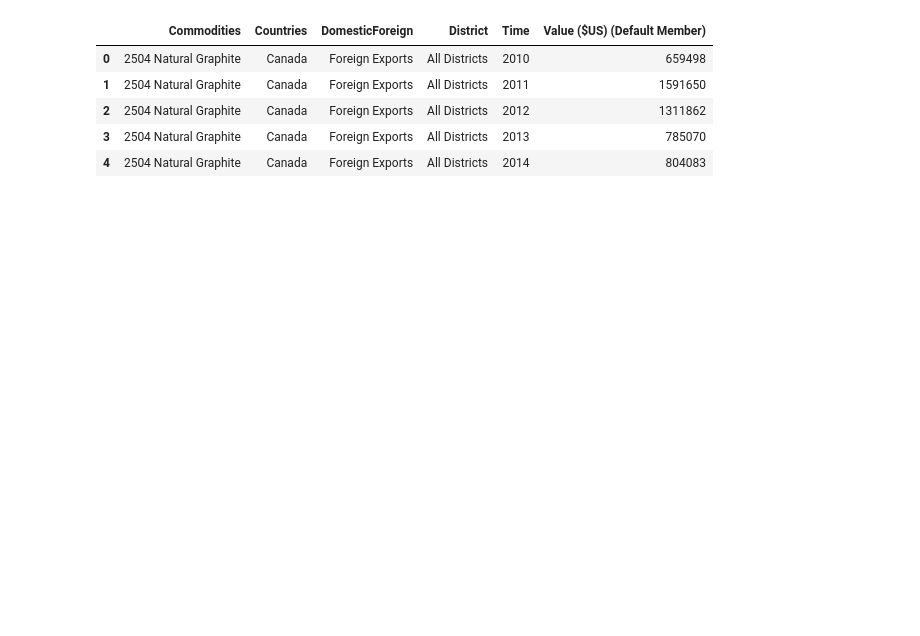
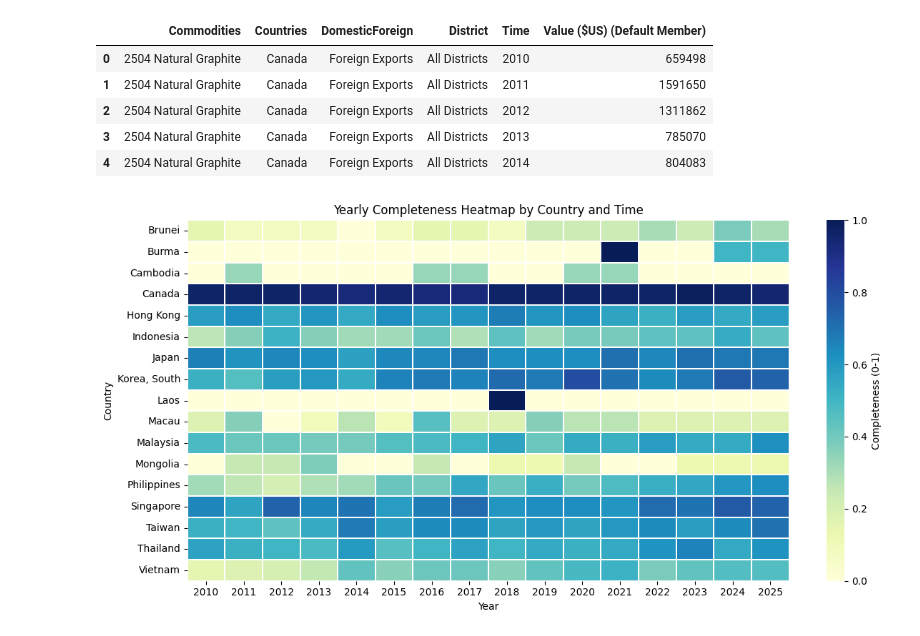
Before and after one commit to rutvikarnik5/Seed2s-Reveal-Unified-Methodology, a Jupyter notebook: Retrospective Team/main.ipynb, the cells around one changed output. Drawn from its saved outputs; the diff is of its cells as text; code cells hidden in the pictures; blank space fills up the shorter version.

Commit message:
Temporal Consistency Checks on yearly data

```diff
--- a/Retrospective Team/main.ipynb
+++ b/Retrospective Team/main.ipynb
@@ -15,3 +16,53 @@ df.head()
 | 2 | 2504 Natural Graphite | Canada | Foreign Exports | All Districts | 2012 | 1311862 |
 | 3 | 2504 Natural Graphite | Canada | Foreign Exports | All Districts | 2013 | 785070 |
 | 4 | 2504 Natural Graphite | Canada | Foreign Exports | All Districts | 2014 | 804083 |
+# %%
+country_col = "Countries" if "Countries" in df.columns else None
+commodity_col = "Commodities" if "Commodities" in df.columns else None
+if country_col is None or commodity_col is None:
+    raise ValueError("Missing Countries or Commodities column. Please check the raw data schema.")
+
+# filter yearly data
+yearly = df[df["Time"].astype(str).str.fullmatch(r"\d{4}", na=False)].copy()
+yearly["year"] = pd.to_numeric(yearly["Time"], errors="coerce").astype("Int64")
+yearly_plot = yearly.dropna(subset=["year"]).copy()
+yearly_plot["year"] = yearly_plot["year"].astype(int)
+
+# observed commodities per country-year
+observed = yearly_plot.groupby([country_col, "year"])[commodity_col].nunique()
+
+# total number of commodities per country over all years
+total = yearly_plot.groupby(country_col)[commodity_col].nunique()
+
+completeness = observed.div(total, level=0).rename("completeness")
+
+# matrix for heatmap
+yearly_pivot = (
+    completeness.reset_index()
+    .pivot(index=country_col, columns="year", values="completeness")
+    .fillna(0)
+    .sort_index()
+    .sort_index(axis=1)
+)
+
+n_rows, n_cols = yearly_pivot.shape
+fig_w = max(12, min(36, n_cols * 0.28))
+fig_h = max(6, min(30, n_rows * 0.35))
+
+plt.figure(figsize=(fig_w, fig_h))
+sns.heatmap(
+    yearly_pivot,
+    cmap="YlGnBu",
+    vmin=0,
+    vmax=1,
+    linewidths=0.2,
+    linecolor="white",
+    cbar_kws={"label": "Completeness (0-1)"}
+ )
+plt.title("Yearly Completeness Heatmap by Country and Time")
+plt.xlabel("Year")
+plt.ylabel("Country")
+plt.tight_layout()
+plt.show()
+# %% [output]
+[figure, added]
```
Also changed, not shown: parts of 1 cell of this notebook.
